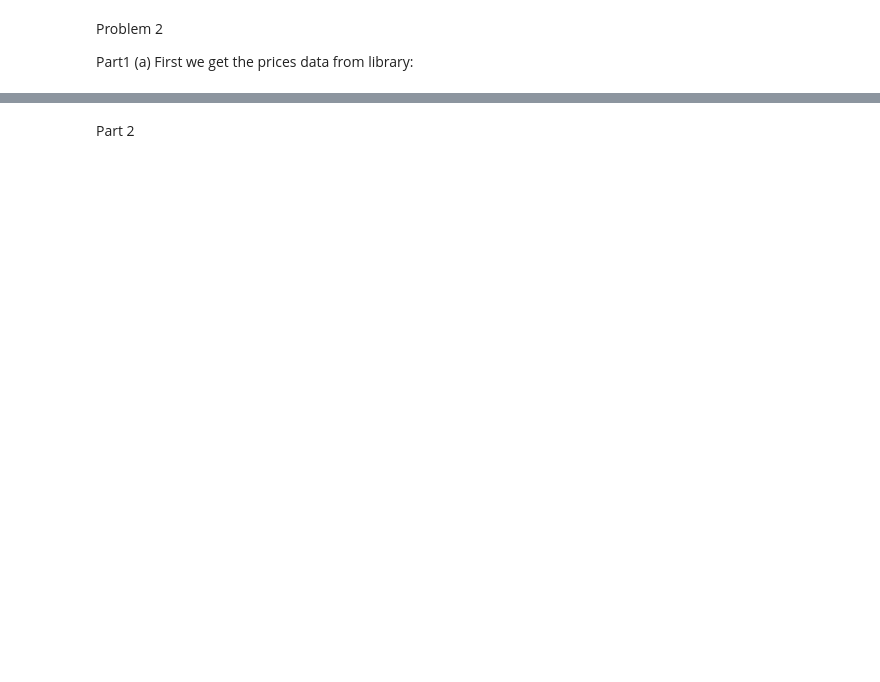
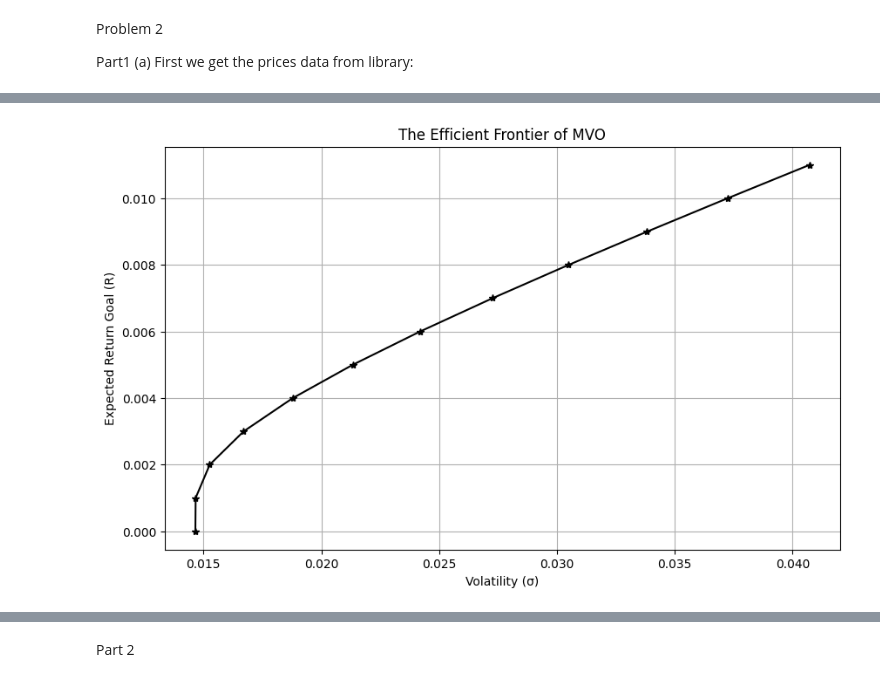
Before and after one commit to Demonf00/financeEng, a Jupyter notebook: finance.ipynb, the cells around one changed output, grey strips where cells are left out. Cells and saved outputs as stored; diff of their text form; code cells hidden in the pictures; blank space fills up the shorter version.

```diff
--- a/finance.ipynb
+++ b/finance.ipynb
@@ -289,11 +306,14 @@ data = yf.download(stocks, start='2016-01-01', end='2024-10-31', interval='1mo')
 returns = data.pct_change().dropna()
 # print(returns)
 expected_returns = returns.mean()
+geometric_expected_returns = (np.prod(1 + returns) ** (1 / len(returns))) - 1
 std_devs = returns.std()
 cov_matrix = returns.cov()
 # Display expected returns, standard deviations, and covariances
 print("Expected Returns:")
 print(expected_returns)
+print("\nGeometric Expected Returns:")
+print(geometric_expected_returns)
 print("\nStandard Deviations:")
 print(std_devs)
 print("\nCovariance Matrix:")
@@ -324,0 +346,66 @@ SPY     0.001165  0.000127  0.002067
+# %%
+# Expected returns of assets
+mu = np.array(geometric_expected_returns)
+
+# Covariance matrix of the returns
+Q = np.array(
+    cov_matrix
+)
+
+# Define the return goals (from 0% to 3%)
+goal_R = np.arange(0, 1.2, 0.1) / 100
+
+# Convert Q to cvxopt matrix
+P = matrix(Q)
+
+# Linear term (f), typically zeros in mean-variance optimization
+q = matrix(np.zeros(3))
+
+# Arrays to store results for plotting the efficient frontier
+std_deviations = []
+portfolio_returns = []
+portfolio_risks = []
+weights_list = []
+
+for R in goal_R:
+    # Define inequality constraints: A * x >= b (converting >= to <=)
+    G = matrix(-mu.reshape(1, -1))
+    h = matrix(-R)
+
+    # Define equality constraint: sum of weights = 1
+    A_eq = matrix(np.ones((1, 3)))
+    b_eq = matrix(1.0)
+
+    # Solve the quadratic program
+    sol = solvers.qp(P, q, G, h, A_eq, b_eq)
+
+    # Extract the weights
+    weights = np.array(sol['x']).flatten()
+
+    # Calculate portfolio variance
+    portfolio_variance = weights @ Q @ weights
+    portfolio_std_dev = np.sqrt(portfolio_variance)
+
+    # Store the results
+    std_deviations.append(portfolio_std_dev)
+    portfolio_returns.append(R)
+    portfolio_risks.append(portfolio_std_dev)
+    weights_list.append(weights)
+
+results_df = pd.DataFrame(weights_list, columns=stocks)
+results_df['Return Goal (R)'] = portfolio_returns
+results_df['Portfolio Risk (σ)'] = portfolio_risks
+
+# Display the table
+print("\nResults Table:")
+print(results_df)
+
+# Plot the efficient frontier
+plt.figure(figsize=(10, 6))
+plt.plot(std_deviations, portfolio_returns, '-k*')
+plt.xlabel('Volatility (σ)')
+plt.ylabel('Expected Return Goal (R)')
+plt.title('The Efficient Frontier of MVO')
+plt.grid(True)
+plt.show()
+# %% [output]
@@ -324,0 +429 @@ SPY     0.001165  0.000127  0.002067
+[figure, added]
```
Also changed, not shown: parts of 12 cells of this notebook.
